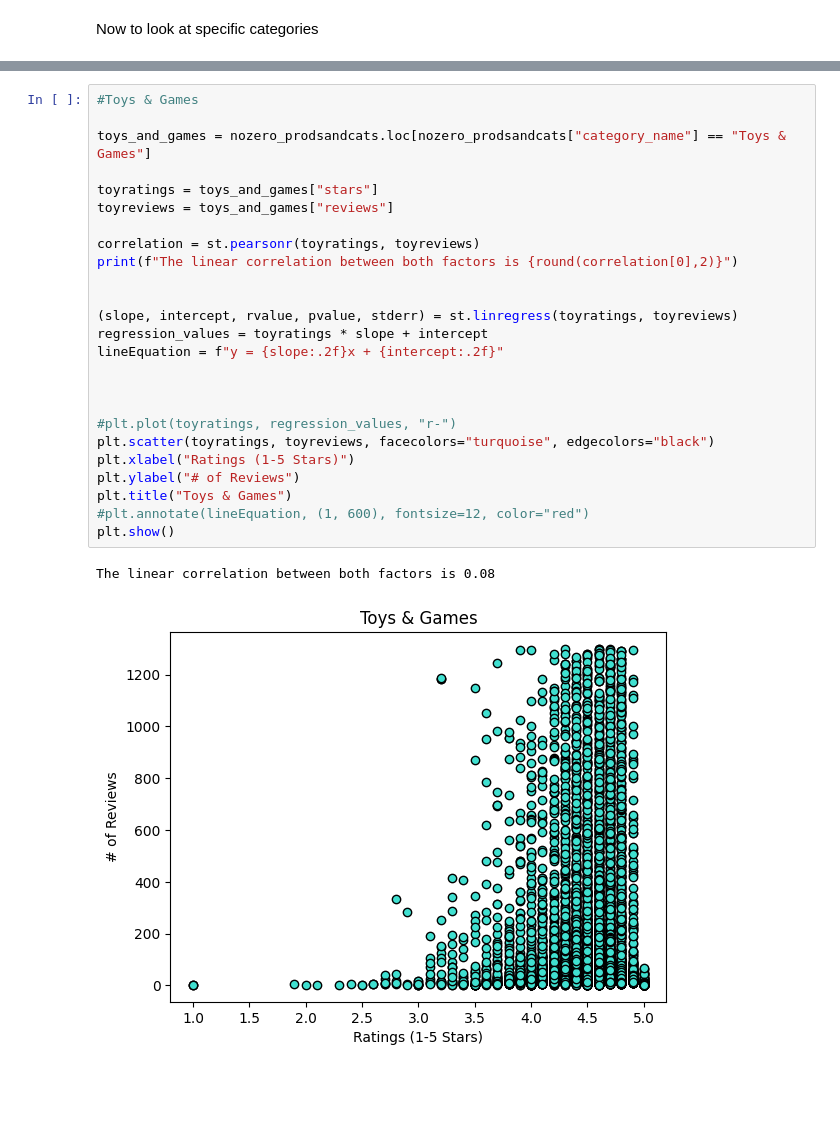
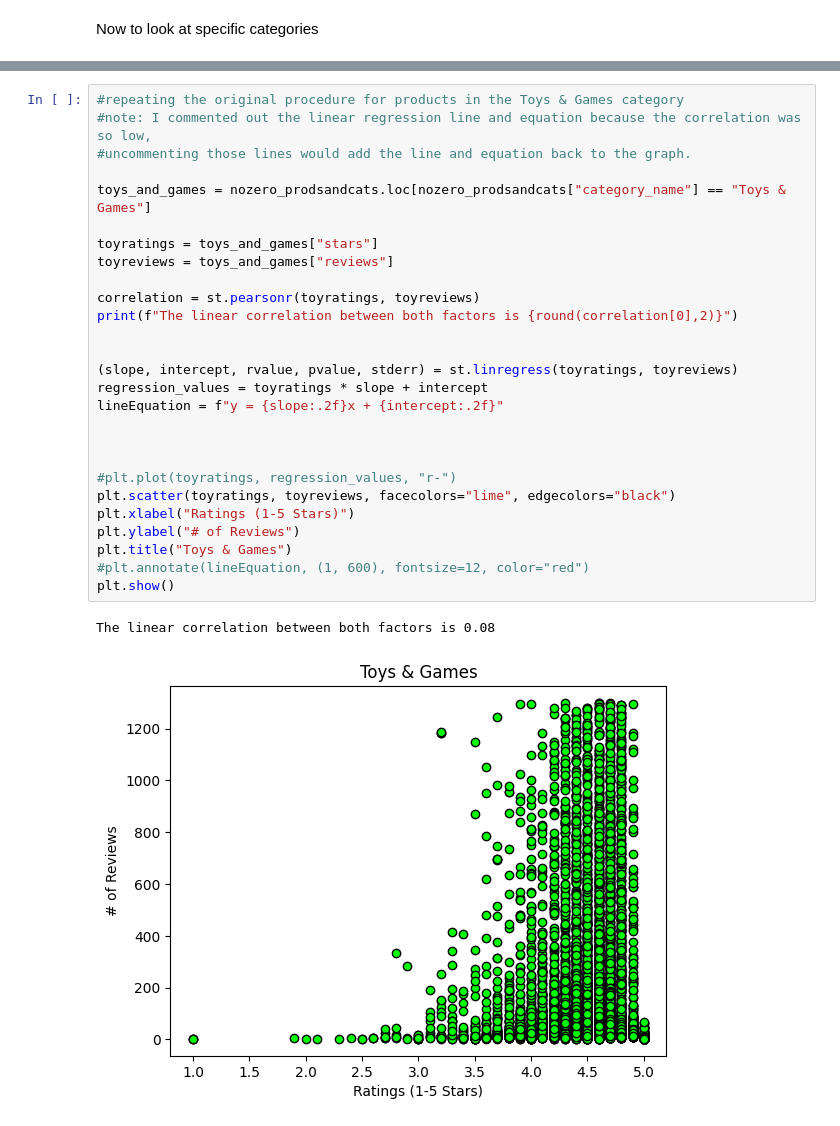
Before and after one commit to suwillia/Project-Epsilon-Module-7, a Jupyter notebook: Molly- Ratings and Review Count.ipynb, the cells around one changed output, grey strips where cells are left out. Drawn from its saved outputs; the diff is of its cells as text; blank space fills up the shorter version.

Commit message:
updated comments

```diff
--- a/Molly- Ratings and Review Count.ipynb
+++ b/Molly- Ratings and Review Count.ipynb
@@ -121,31 +145,33 @@ array(['Vacuum Cleaners & Floor Care', 'Televisions & Video Products',
        "Women's Watches", 'Abrasive & Finishing Products', "Boys' Shoes",
        'Car Care'], dtype=object)
 # %%
-#Toys & Games
+#repeating the original procedure for products in the Toys & Games category
+#note: I commented out the linear regression line and equation because the correlation was so low,
+#uncommenting those lines would add the line and equation back to the graph.
 
 toys_and_games = nozero_prodsandcats.loc[nozero_prodsandcats["category_name"] == "Toys & Games"]
 
 toyratings = toys_and_games["stars"]
 toyreviews = toys_and_games["reviews"]
 
 correlation = st.pearsonr(toyratings, toyreviews)
 print(f"The linear correlation between both factors is {round(correlation[0],2)}")
 
 
 (slope, intercept, rvalue, pvalue, stderr) = st.linregress(toyratings, toyreviews)
 regression_values = toyratings * slope + intercept
 lineEquation = f"y = {slope:.2f}x + {intercept:.2f}"
 
 
 
 #plt.plot(toyratings, regression_values, "r-")
-plt.scatter(toyratings, toyreviews, facecolors="turquoise", edgecolors="black")
+plt.scatter(toyratings, toyreviews, facecolors="lime", edgecolors="black")
 plt.xlabel("Ratings (1-5 Stars)")
 plt.ylabel("# of Reviews")
 plt.title("Toys & Games")
 #plt.annotate(lineEquation, (1, 600), fontsize=12, color="red")
 plt.show()
 # %% [output]
 The linear correlation between both factors is 0.08
-[figure, old version]
+[figure, new version]
 # %%
```
Also changed, not shown: parts of 10 cells of this notebook.
